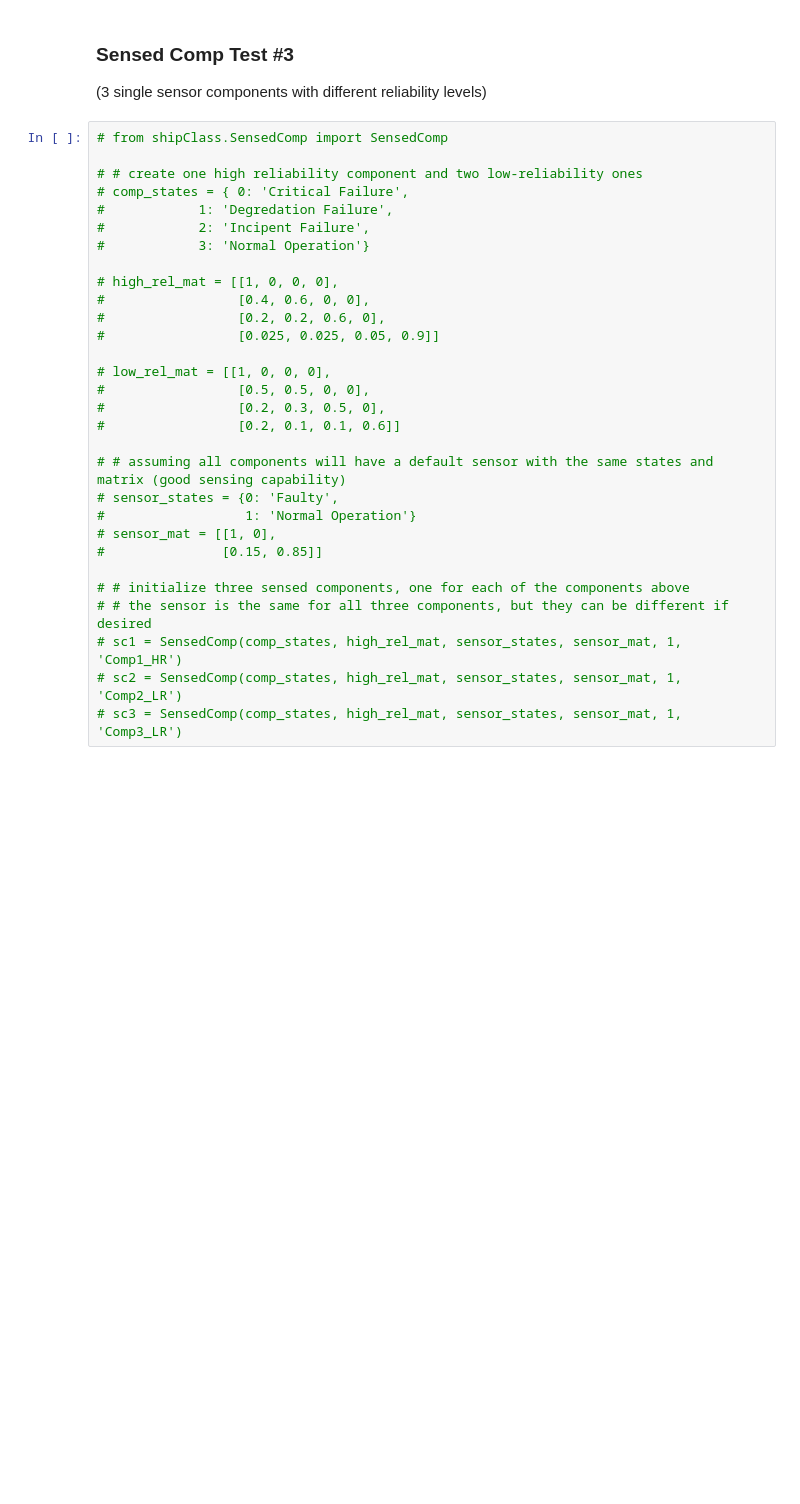
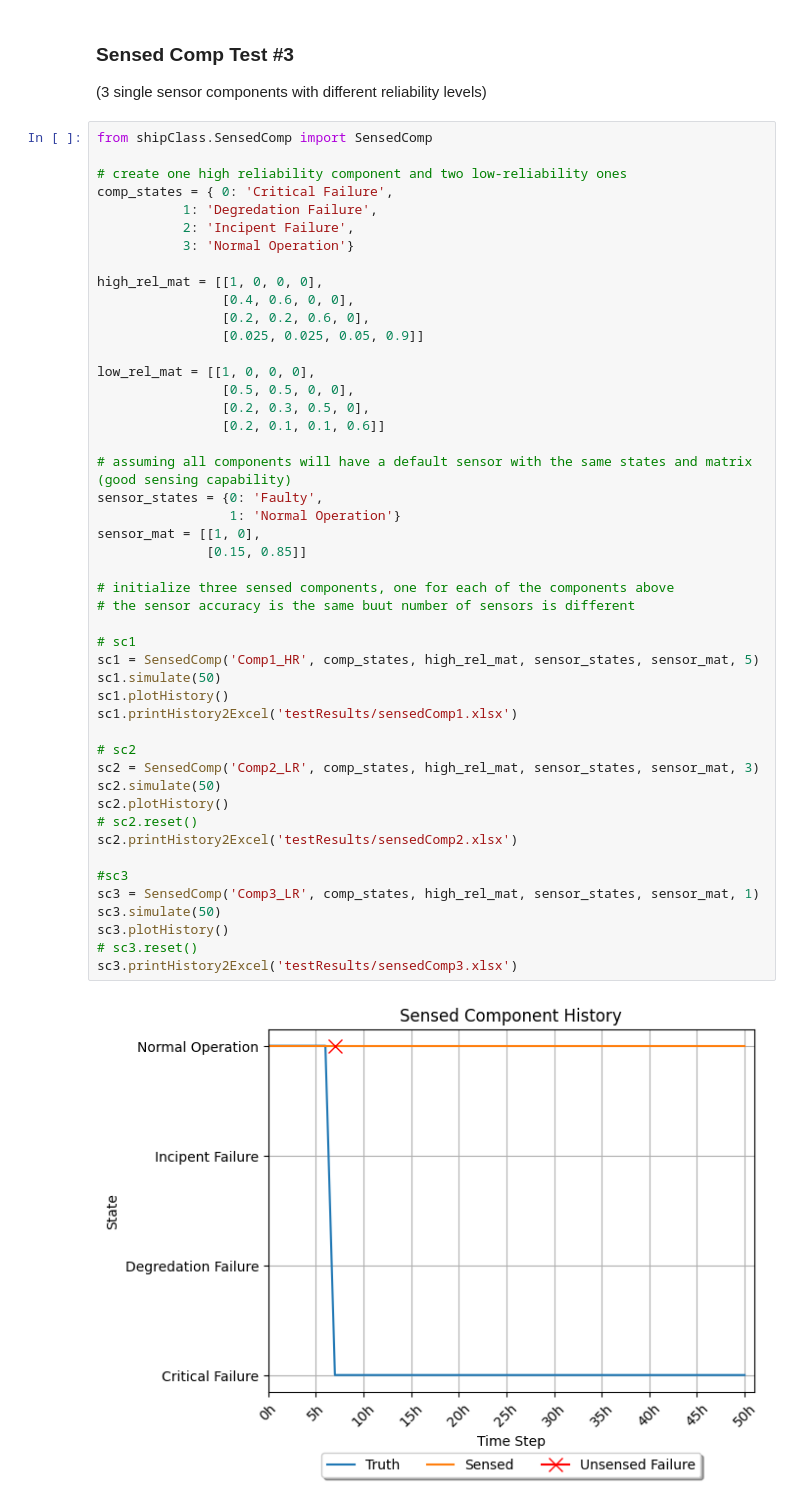
Before and after one commit to andreyaW/KISS, a Jupyter notebook: shipClassTests/sensedComp_test.ipynb, the cells around one changed output. Cells and saved outputs as stored; diff of their text form; blank space fills up the shorter version.

```diff
--- a/shipClassTests/sensedComp_test.ipynb
+++ b/shipClassTests/sensedComp_test.ipynb
@@ -62,32 +58,51 @@ I2:I12
 ### Sensed Comp Test #3
 (3 single sensor components with different reliability levels)
 # %%
-# from shipClass.SensedComp import SensedComp
+from shipClass.SensedComp import SensedComp
 
-# # create one high reliability component and two low-reliability ones
-# comp_states = { 0: 'Critical Failure',
-#            1: 'Degredation Failure',
-#            2: 'Incipent Failure',
-#            3: 'Normal Operation'}
+# create one high reliability component and two low-reliability ones
+comp_states = { 0: 'Critical Failure',
+           1: 'Degredation Failure',
+           2: 'Incipent Failure',
+           3: 'Normal Operation'}
 
-# high_rel_mat = [[1, 0, 0, 0],
-#                 [0.4, 0.6, 0, 0],
-#                 [0.2, 0.2, 0.6, 0],
-#                 [0.025, 0.025, 0.05, 0.9]]
+high_rel_mat = [[1, 0, 0, 0],
+                [0.4, 0.6, 0, 0],
+                [0.2, 0.2, 0.6, 0],
+                [0.025, 0.025, 0.05, 0.9]]
 
-# low_rel_mat = [[1, 0, 0, 0],
-#                 [0.5, 0.5, 0, 0],
-#                 [0.2, 0.3, 0.5, 0],
-#                 [0.2, 0.1, 0.1, 0.6]]
+low_rel_mat = [[1, 0, 0, 0],
+                [0.5, 0.5, 0, 0],
+                [0.2, 0.3, 0.5, 0],
+                [0.2, 0.1, 0.1, 0.6]]
 
-# # assuming all components will have a default sensor with the same states and matrix (good sensing capability)
-# sensor_states = {0: 'Faulty',
-#                  1: 'Normal Operation'}
-# sensor_mat = [[1, 0],
-#               [0.15, 0.85]]
+# assuming all components will have a default sensor with the same states and matrix (good sensing capability)
+sensor_states = {0: 'Faulty',
+                 1: 'Normal Operation'}
+sensor_mat = [[1, 0],
+              [0.15, 0.85]]
 
-# # initialize three sensed components, one for each of the components above
-# # the sensor is the same for all three components, but they can be different if desired
-# sc1 = SensedComp(comp_states, high_rel_mat, sensor_states, sensor_mat, 1, 'Comp1_HR')
-# sc2 = SensedComp(comp_states, high_rel_mat, sensor_states, sensor_mat, 1, 'Comp2_LR')
-# sc3 = SensedComp(comp_states, high_rel_mat, sensor_states, sensor_mat, 1, 'Comp3_LR')
+# initialize three sensed components, one for each of the components above
+# the sensor accuracy is the same buut number of sensors is different
+
+# sc1
+sc1 = SensedComp('Comp1_HR', comp_states, high_rel_mat, sensor_states, sensor_mat, 5)
+sc1.simulate(50)
+sc1.plotHistory()
+sc1.printHistory2Excel('testResults/sensedComp1.xlsx')
+
+# sc2
+sc2 = SensedComp('Comp2_LR', comp_states, high_rel_mat, sensor_states, sensor_mat, 3)
+sc2.simulate(50)
+sc2.plotHistory()
+# sc2.reset()
+sc2.printHistory2Excel('testResults/sensedComp2.xlsx')
+
+#sc3
+sc3 = SensedComp('Comp3_LR', comp_states, high_rel_mat, sensor_states, sensor_mat, 1)
+sc3.simulate(50)
+sc3.plotHistory()
+# sc3.reset()
+sc3.printHistory2Excel('testResults/sensedComp3.xlsx')
+# %% [output]
+[figure, added]
```
Also changed, not shown: parts of 4 cells of this notebook, 27 other files.
